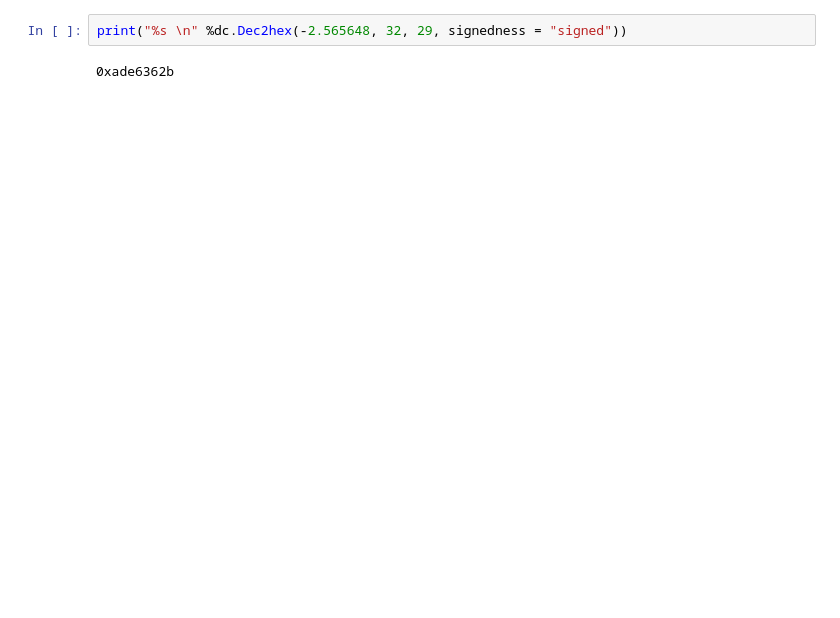
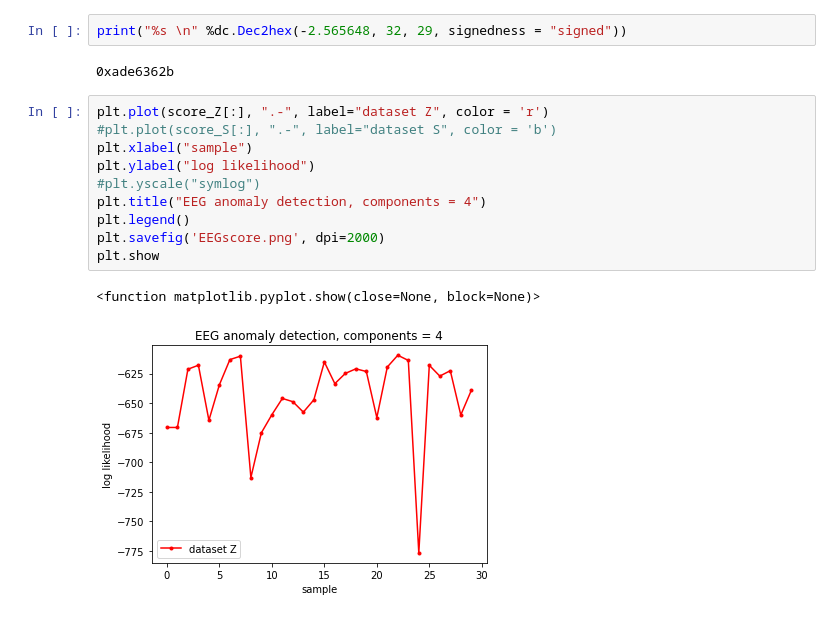
Before and after one commit to KTH-IL2232/HMM_Anomaly_Detection_Python, a Jupyter notebook: HMM-Gaussian_EEG/HMM-GMM.ipynb, the cells around one changed output. Cells and saved outputs as stored; diff of their text form; blank space fills up the shorter version.

Commit message:
Generate dataset

```diff
--- a/HMM-Gaussian_EEG/HMM-GMM.ipynb
+++ b/HMM-Gaussian_EEG/HMM-GMM.ipynb
@@ -169,3 +169,16 @@ plt.show
 print("%s \n" %dc.Dec2hex(-2.565648, 32, 29, signedness = "signed"))
 # %% [output]
 0xade6362b
+# %%
+plt.plot(score_Z[:], ".-", label="dataset Z", color = 'r')
+#plt.plot(score_S[:], ".-", label="dataset S", color = 'b')
+plt.xlabel("sample")
+plt.ylabel("log likelihood")
+#plt.yscale("symlog")
+plt.title("EEG anomaly detection, components = 4")
+plt.legend()
+plt.savefig('EEGscore.png', dpi=2000)
+plt.show
+# %% [output]
+<function matplotlib.pyplot.show(close=None, block=None)>
+[figure, added]
```
Also changed, not shown: parts of 2 cells of this notebook, 26 other files.
